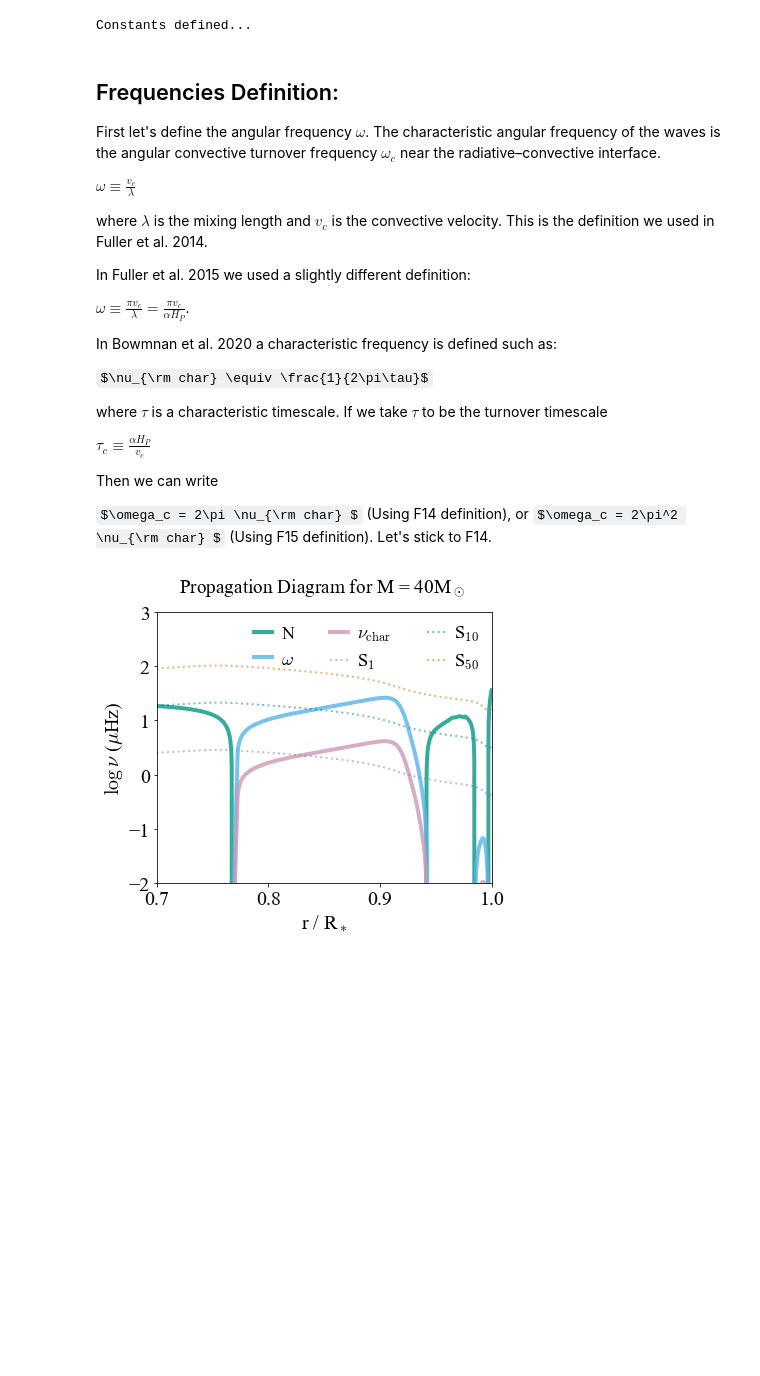
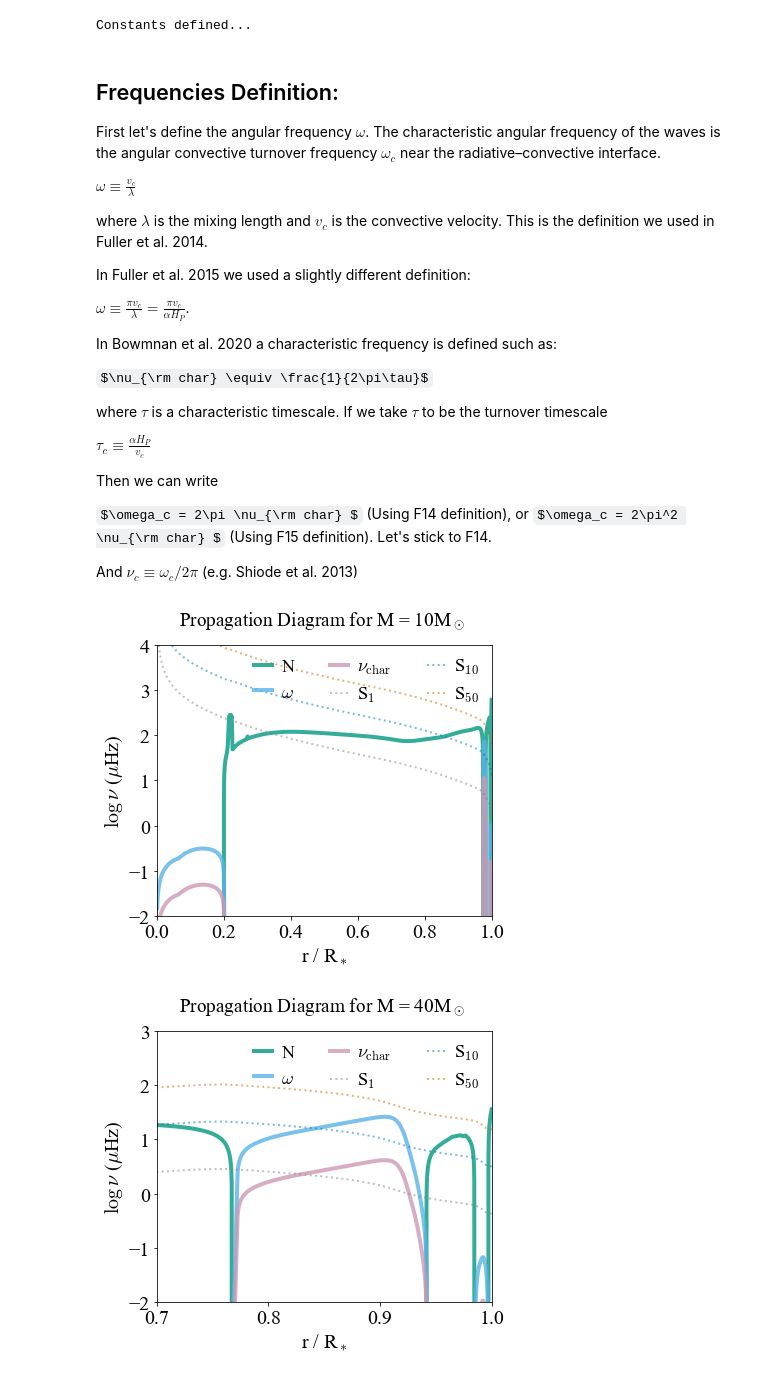
Before and after one commit to matteocantiello/rednoise, a Jupyter notebook: propagation_diagrams.ipynb, the cells around one changed output. Saved outputs shown, nothing was run; the diff lists cells and outputs as text; code cells hidden in the pictures; some formulas as TeX source; blank space fills up the shorter version.

Commit message:
Prop diagrams jp nb

```diff
--- a/propagation_diagrams.ipynb
+++ b/propagation_diagrams.ipynb
@@ -145,10 +145,66 @@ Then we can write
 
 $\omega_c = 2\pi \nu_{\rm char} $ (Using F14 definition), or $\omega_c = 2\pi^2 \nu_{\rm char} $ (Using F15 definition).
 Let's stick to F14.
+
+And $\nu_c \equiv \omega_c / 2\pi $ (e.g. Shiode et al. 2013)
 # %%
 DIR = '/Users/mcantiello/Dropbox (Personal)/work/red_noise/Z0.02_CORE/'
 mods = [5.0, 5.2, 5.4 ,5.6 ,5.8, 6.0, 7.0,8.0,9.0,10,11,12,13,14,15,16,17,18,19,20,21,22,23,24,25,30,40,50,60,80,100,120]
 hrdlines = [5.0,6.0,7.0,9.0,11,13,15,20,25,30,40,60,80,120]
+# %%
+mesa=mr.MesaData(DIR+'10/LOGS/profile10.data')
+dir(mesa)
+mesa.bulk_names
+
+# Units of brunt in MESA?
+#log_brunt_nu(k) = safe_log10_cr((1d6/(2*pi))*sqrt(max(0d0,s% brunt_N2(k))))
+#lamb_S2 ! for l=1: S = 2*(csound/r)^2
+# lamb_S ! for l=1: S = sqrt(2)*csound/r
+muhz=1e-6 #conversion factor from muhz to hz
+
+
+brunt=(1e6/6.283)*10**mesa.log_brunt_N
+lamb1=(1e6/6.283)*mesa.lamb_S
+lamb10=lamb1*(10*(10+1)/2)**0.5
+lamb50=lamb1*(50*(50+1)/2)**0.5
+lamb100=lamb1*(100*(100+1)/2)**0.5
+lamb300=lamb1*(300*(300+1)/2)**0.5
+
+plt.plot(mesa.radius/mesa.radius[1],np.log10(brunt),linewidth=4, alpha=0.8,label = r'N',color=BLUE_GREEN)
+
+## Calculate Omega (nu_char)
+# Extract Omega:
+# Calculate turnover timescale
+vc=10**mesa.log_conv_vel
+alpha_mlt = 1.6
+hp=mesa.pressure_scale_height
+turnover=alpha_mlt*hp*rsun/vc
+
+nu_char=1.0/(2*3.1415*turnover)     # Definition in Bowman et al. 2020
+
+
+omega=vc/(alpha_mlt*hp*rsun) # definition from Fuller et al. 2014
+#print(omega/muhz)
+plt.plot(mesa.radius/mesa.radius[1],np.log10(omega/muhz),linewidth=4, alpha=0.8,label = r'$\omega$',color=SKY_BLUE)
+plt.plot(mesa.radius/mesa.radius[1],np.log10(nu_char/muhz),linewidth=4, alpha=0.8,label = r'$\nu_{\rm char}$',color=RED_PURPLE)
+
+plt.plot(mesa.radius/mesa.radius[1],np.log10(lamb1),linewidth=2, ls=':', alpha=0.5,label = r'S$_1$',color='gray')
+plt.plot(mesa.radius/mesa.radius[1],np.log10(lamb10),linewidth=2, ls=':',alpha=0.5,label = r'S$_{10}$',color=BLUE)
+plt.plot(mesa.radius/mesa.radius[1],np.log10(lamb50),linewidth=2, ls=':',alpha=0.5,label = r'S$_{50}$',color=VERMILLION)
+#plt.plot(mesa.radius/mesa.radius[1],np.log10(lamb30),linewidth=2, alpha=0.8,label = r'  S$_{30}$')
+#plt.plot(mesa.radius/mesa.radius[1],np.log10(lamb300),linewidth=2, alpha=0.8,label = r'S$_{\ell = 300}$')
+
+
+
+legend = plt.legend(loc='upper right',fontsize=18,ncol=3)
+
+plt.axis([0.0,1, -2,4])
+plt.xlabel(r'r / R$_*$')
+plt.ylabel(r'$\log\, \nu$ ($\mu$Hz)')
+plt.title(r'Propagation Diagram for M = 10M$_\odot$ ') #X$_c$=0.68
+plt.savefig("Propagation10Msun_zoom.pdf")
+# %% [output]
+[figure, added]
 # %%
 mesa=mr.MesaData(DIR+'40/LOGS/profile20.data')
 dir(mesa)
```
